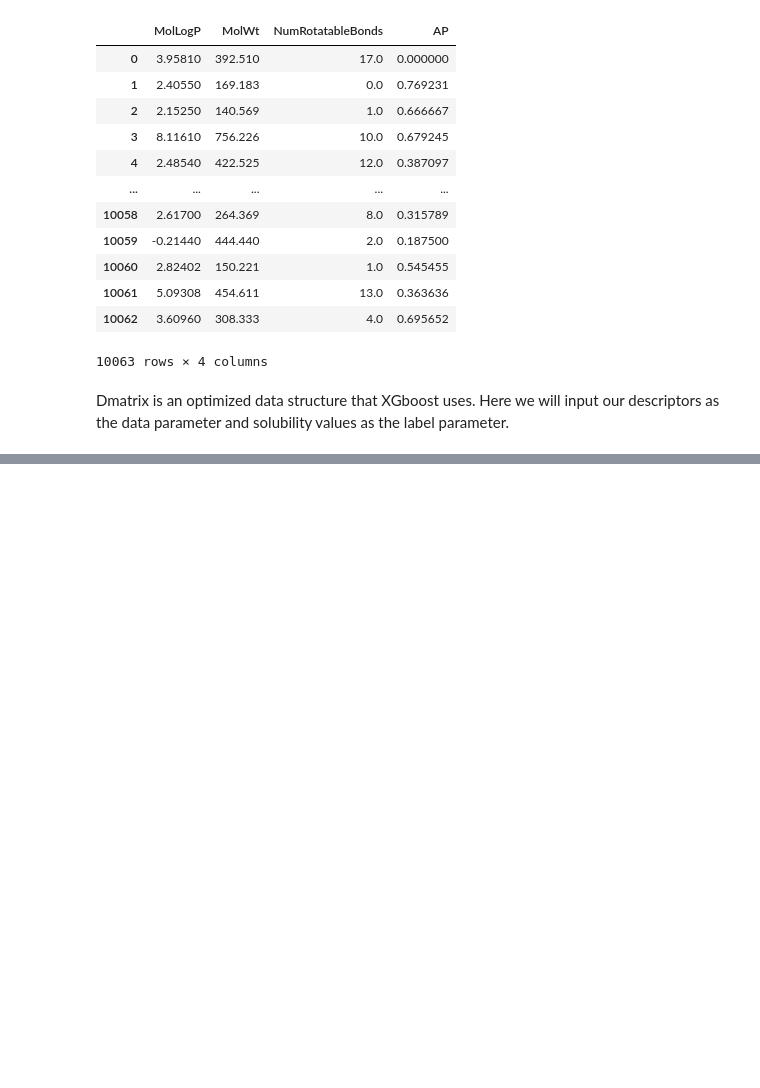
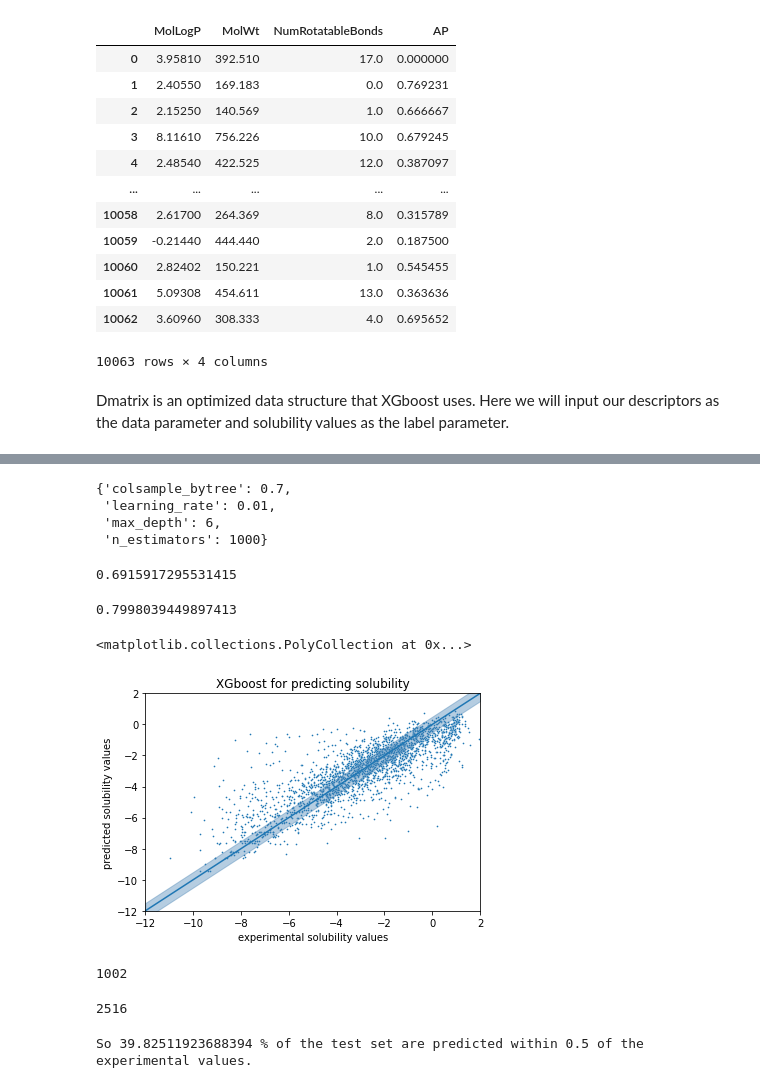
Before and after one commit to ayap20/CHEM6090_Project, a Jupyter notebook: xgboost_solubility.ipynb, the cells around one changed output, grey strips where cells are left out. Saved outputs shown, nothing was run; the diff lists cells and outputs as text; code cells hidden in the pictures; blank space fills up the shorter version.

```diff
--- a/xgboost_solubility.ipynb
+++ b/xgboost_solubility.ipynb
@@ -108,0 +104,42 @@ plt.show()
+# %%
+xgbr = xgb.XGBRegressor()
+# %%
+cvFold = RepeatedKFold(n_splits=10, n_repeats=3, random_state=1)
+xgbr_grid = GridSearchCV(estimator=xgbr, param_grid=param_grid, n_jobs=-1, cv=cvFold, scoring="r2")
+results = xgbr_grid.fit(x_train, y_train)
+# %%
+xgbr_grid.best_params_
+# %% [output]
+{'colsample_bytree': 0.7,
+ 'learning_rate': 0.01,
+ 'max_depth': 6,
+ 'n_estimators': 1000}
+# %%
+best_model = results.best_estimator_
+# %%
+best_model.score(x_test, y_test)
+# %% [output]
+0.6915917295531415
+# %%
+best_model.score(x_train, y_train)
+# %% [output]
+0.7998039449897413
+# %%
+y_tuned_predict = best_model.predict(x_test)
+# %%
+sns.scatterplot(x=y_test, y=y_tuned_predict, s=3).set(title='XGboost for predicting solubility', xlabel='experimental solubility values', ylabel='predicted solubility values')
+
+plt.xlim(-12, 2)
+plt.ylim(-12, 2)
+
+# plot x=y line showing where accurate predictions lie
+sns.lineplot(x=[-12, 2], y=[-12, 2], alpha=1)
+
+# shaded areas show values that lie within the accepted +- 0.5 error zone
+exp_value = np.arange(-12, 3)
+upper_bound = exp_value + 0.5
+lower_bound = exp_value - 0.5
+plt.fill_between(exp_value, upper_bound, lower_bound, color='steelblue', alpha=0.4)
+# %% [output]
+<matplotlib.collections.PolyCollection at 0x...>
+[figure, added]
@@ -108,0 +152,12 @@ plt.show()
+# %%
+good_value_count
+# %% [output]
+1002
+# %%
+len(y_test)
+# %% [output]
+2516
+# %%
+print ('So', good_value_count / len(y_test) * 100,'% of the test set are predicted within 0.5 of the experimental values.')
+# %% [output]
+So 39.82511923688394 % of the test set are predicted within 0.5 of the experimental values.
```
Also changed, not shown: parts of 18 cells of this notebook, 8 other files.
